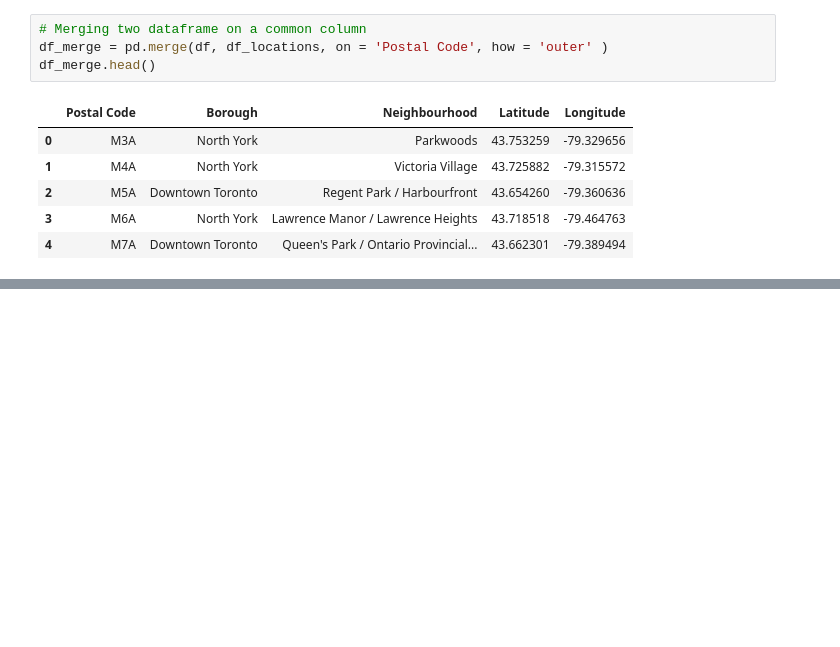
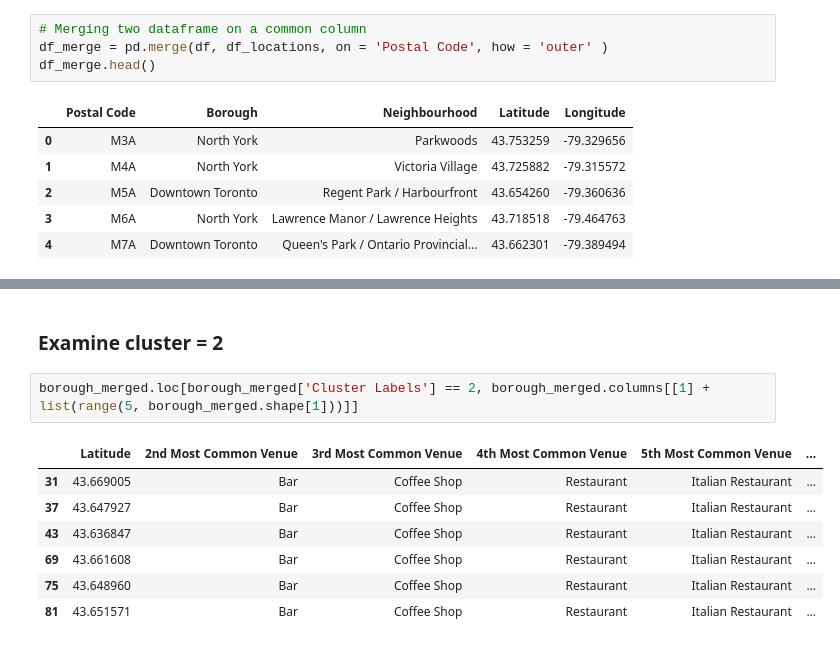
Before and after one commit to priyadwivedi20/github-example, a Jupyter notebook: segenting_clustering_negihborhoods.ipynb, the cells around one changed output, grey strips where cells are left out. Cells and saved outputs as stored; diff of their text form; blank space fills up the shorter version.

```diff
--- a/segenting_clustering_negihborhoods.ipynb
+++ b/segenting_clustering_negihborhoods.ipynb
@@ -130,0 +465,12 @@ df_merge.head()
+# %% [markdown]
+### Examine cluster = 2
+# %%
+borough_merged.loc[borough_merged['Cluster Labels'] == 2, borough_merged.columns[[1] + list(range(5, borough_merged.shape[1]))]]
+# %% [output]
+|  | Latitude | 2nd Most Common Venue | 3rd Most Common Venue | 4th Most Common Venue | 5th Most Common Venue | ... |
+| 31 | 43.669005 | Bar | Coffee Shop | Restaurant | Italian Restaurant | ... |
+| 37 | 43.647927 | Bar | Coffee Shop | Restaurant | Italian Restaurant | ... |
+| 43 | 43.636847 | Bar | Coffee Shop | Restaurant | Italian Restaurant | ... |
+| 69 | 43.661608 | Bar | Coffee Shop | Restaurant | Italian Restaurant | ... |
+| 75 | 43.648960 | Bar | Coffee Shop | Restaurant | Italian Restaurant | ... |
+| 81 | 43.651571 | Bar | Coffee Shop | Restaurant | Italian Restaurant | ... |
```
Also changed, not shown: parts of 25 cells of this notebook.
